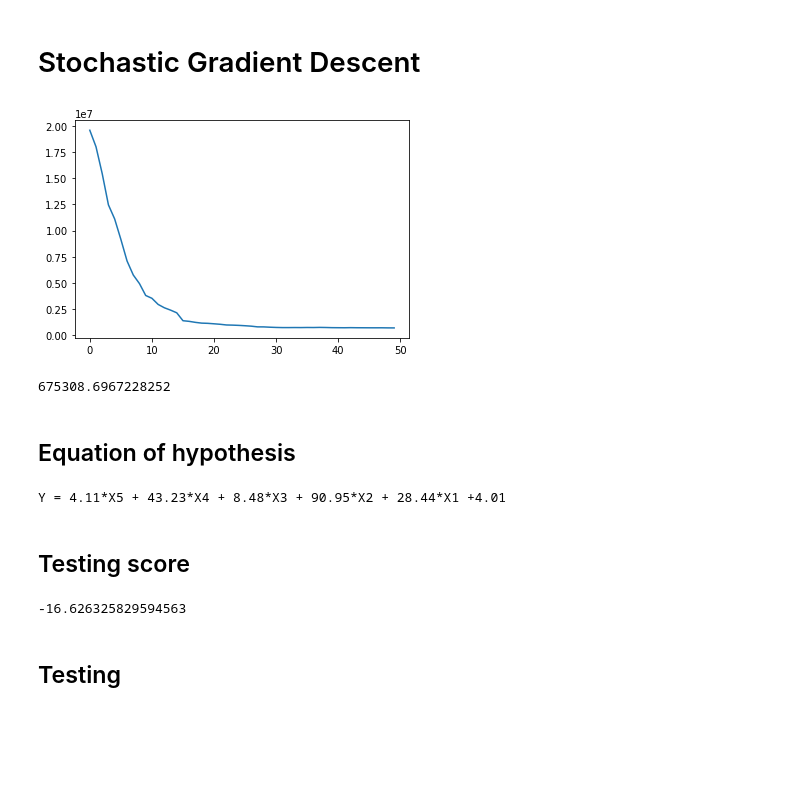
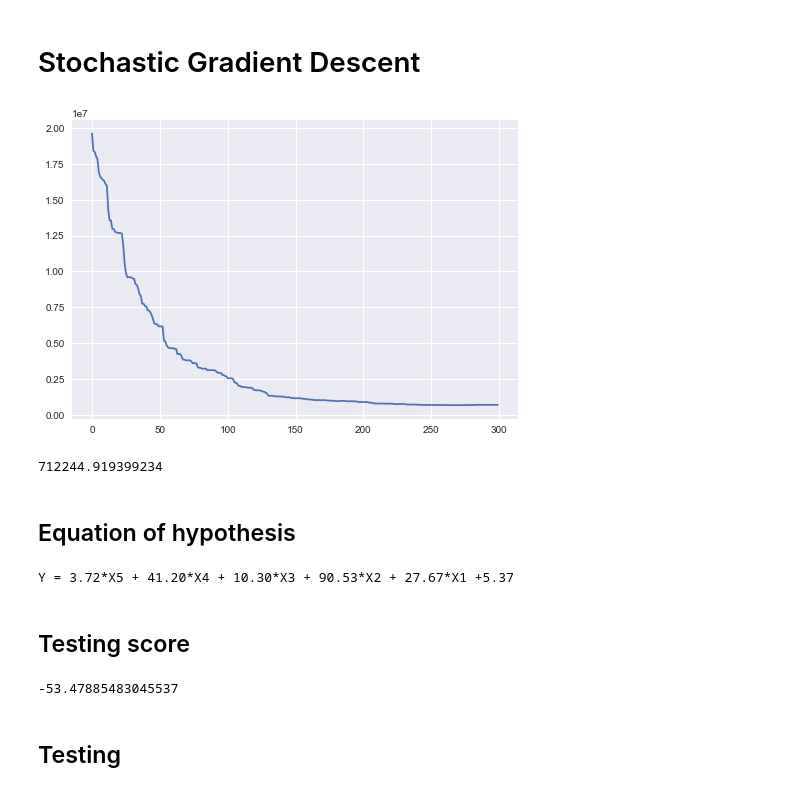
Before and after one commit to nakulmehra677/Machine_Learning__CB, a Jupyter notebook: Assignments/Assignment_2/Assignment 2.ipynb, the cells around one changed output. Cells and saved outputs as stored; diff of their text form; code cells hidden in the pictures; blank space fills up the shorter version.

```diff
--- a/Assignments/Assignment_2/Assignment 2.ipynb
+++ b/Assignments/Assignment_2/Assignment 2.ipynb
@@ -86,6 +86,7 @@ theta, error_list, theta_list = gradientDescent(x, y)
 theta_list = np.array(theta_list)
 
 plt.plot(error_list)
+plt.style.use('seaborn')
 plt.show()
 
 print(error_list[-1])
@@ -107,9 +108,9 @@ ya = np.mean(y)
 
 for i in range(len(y)):
 
-    yp = theta[5]*x5[i] + theta[4]*x4[i] + theta[3]*x3[i] + theta[2]*x2[i] + theta[1]*x1[i] + theta[0]
+    h = hypothesis(theta, x[0][i], x[1][i], x[2][i], x[3][i], x[4][i])
 
-    r_square = 1 - ((y[i]-yp)/(y[i]-ya))**2
+    r_square = 1 - ((y[i]-h)/(y[i]-ya))**2
 
     score.append(r_square)
 
@@ -176,7 +177,7 @@ def cal_gradient(x, y, theta):
     grad = np.zeros((6,))
     indices = np.arange(y.shape[0])
     np.random.shuffle(indices)
-    indices = indices[:10]
+    indices = indices[:1]
 
     for i in indices:
 
@@ -193,7 +194,7 @@ def cal_gradient(x, y, theta):
 
 def gradientDescent(x, y):
 
-    iterations = 50
+    iterations = 300
     error_list = []
     theta_list = []
     theta = np.array([0, 0, 0, 0, 0, 0])
@@ -214,41 +215,42 @@ def gradientDescent(x, y):
 
 f = pd.read_csv('Train.csv')
 
 x1 = f["feature_1"]
 x2 = f["feature_2"]
 x3 = f["feature_3"]
 x4 = f["feature_4"]
 x5 = f["feature_5"]
 
 y = f["target"]
 
 x1 = x1.values.reshape((-1,))
 x2 = x2.values.reshape((-1,))
 x3 = x3.values.reshape((-1,))
 x4 = x4.values.reshape((-1,))
 x5 = x5.values.reshape((-1,))
 
 x = [x1, x2, x3, x4, x5]
 
 y = y.values.reshape((-1,))
 
 theta, error_list, theta_list = gradientDescent(x, y)
 
 theta_list = np.array(theta_list)
 
 plt.plot(error_list)
+plt.style.use('seaborn')
 plt.show()
 
 print(error_list[-1])
 # %% [output]
-[figure, old version]
+[figure, new version]
-675308.6967228252
+712244.919399234
 # %% [markdown]
 ## Equation of hypothesis
 # %%
 print("Y = %0.2f*X5 + %0.2f*X4 + %0.2f*X3 + %0.2f*X2 + %0.2f*X1 +%0.2f" %(theta[5], theta[4], theta[3], theta[2], theta[1], theta[0]))
 # %% [output]
-Y = 4.11*X5 + 43.23*X4 + 8.48*X3 + 90.95*X2 + 28.44*X1 +4.01
+Y = 3.72*X5 + 41.20*X4 + 10.30*X3 + 90.53*X2 + 27.67*X1 +5.37
 # %% [markdown]
 ## Testing score
 # %%
@@ -267,7 +269,7 @@ for i in range(len(y)):
 average_score = np.mean(score)
 print(average_score)
 # %% [output]
--16.626325829594563
+-53.47885483045537
 # %% [markdown]
 ## Testing
 # %%
```
Also changed, not shown: parts of 2 cells of this notebook, 3 other files.
